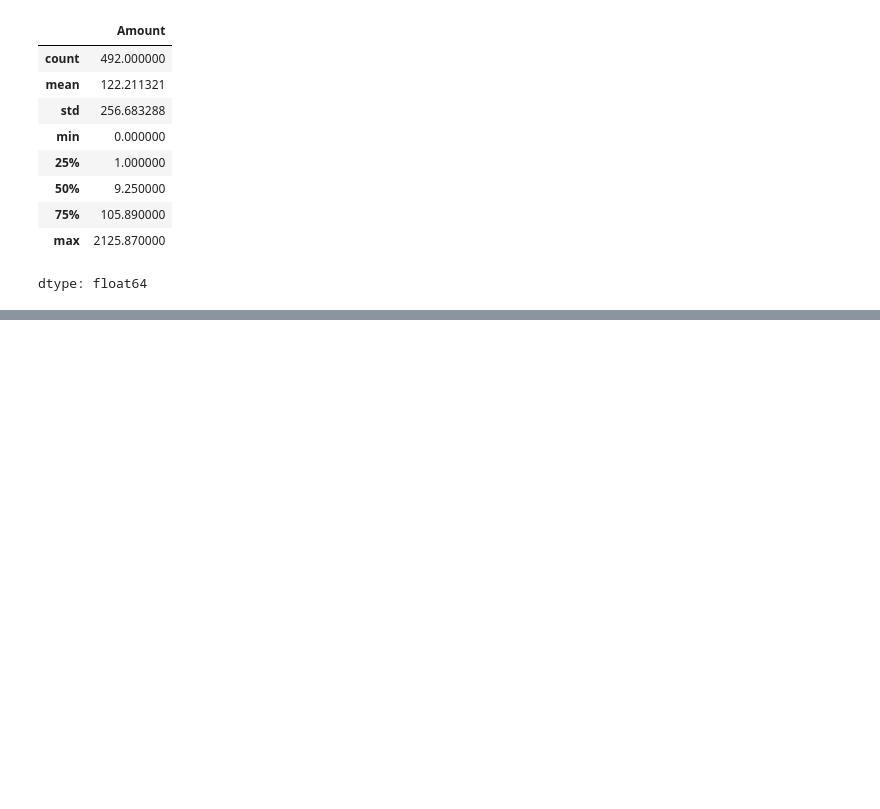
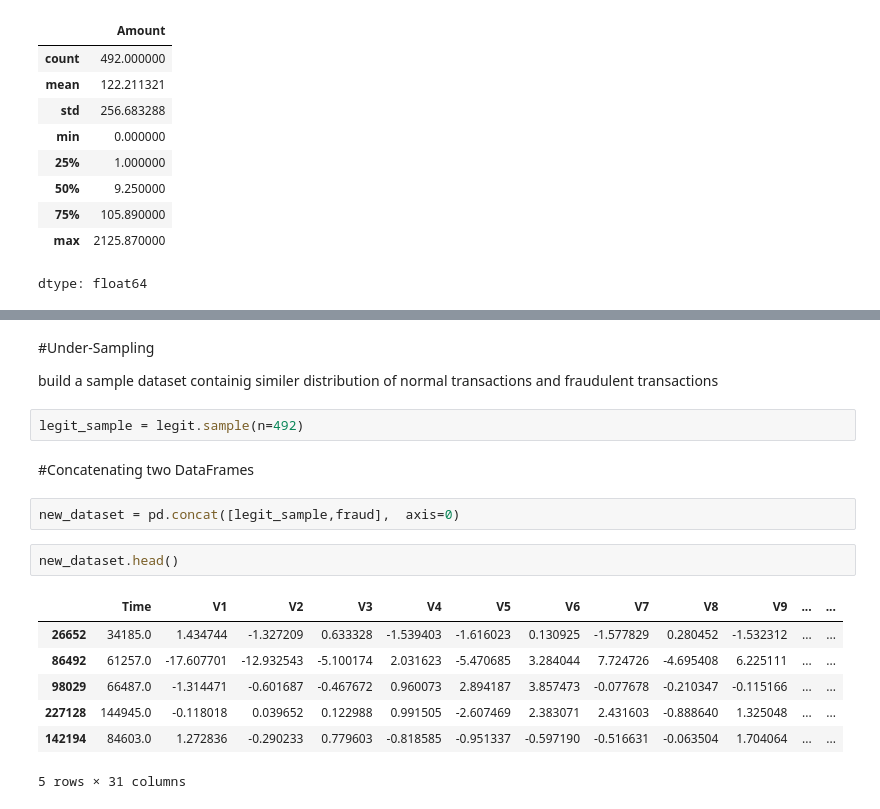
Before and after one commit to Ravravan/ML-projects, a Jupyter notebook: Credit_Card_Fraud_Detection.ipynb, the cells around one changed output, grey strips where cells are left out. Drawn from its saved outputs; the diff is of its cells as text; blank space fills up the shorter version.

```diff
--- a/Credit_Card_Fraud_Detection.ipynb
+++ b/Credit_Card_Fraud_Detection.ipynb
@@ -133,0 +143,21 @@ dtype: float64
+# %% [markdown]
+#Under-Sampling
+
+
+build a sample dataset containig similer distribution of normal transactions and fraudulent transactions
+# %%
+legit_sample = legit.sample(n=492)
+# %% [markdown]
+#Concatenating two DataFrames
+# %%
+new_dataset = pd.concat([legit_sample,fraud],  axis=0)
+# %%
+new_dataset.head()
+# %% [output]
+|  | Time | V1 | V2 | V3 | V4 | V5 | V6 | V7 | V8 | V9 | ... | ... |
+| 26652 | 34185.0 | 1.434744 | -1.327209 | 0.633328 | -1.539403 | -1.616023 | 0.130925 | -1.577829 | 0.280452 | -1.532312 | ... | ... |
+| 86492 | 61257.0 | -17.607701 | -12.932543 | -5.100174 | 2.031623 | -5.470685 | 3.284044 | 7.724726 | -4.695408 | 6.225111 | ... | ... |
+| 98029 | 66487.0 | -1.314471 | -0.601687 | -0.467672 | 0.960073 | 2.894187 | 3.857473 | -0.077678 | -0.210347 | -0.115166 | ... | ... |
+| 227128 | 144945.0 | -0.118018 | 0.039652 | 0.122988 | 0.991505 | -2.607469 | 2.383071 | 2.431603 | -0.888640 | 1.325048 | ... | ... |
+| 142194 | 84603.0 | 1.272836 | -0.290233 | 0.779603 | -0.818585 | -0.951337 | -0.597190 | -0.516631 | -0.063504 | 1.704064 | ... | ... |
+5 rows × 31 columns
```
Also changed, not shown: parts of 3 cells of this notebook.
